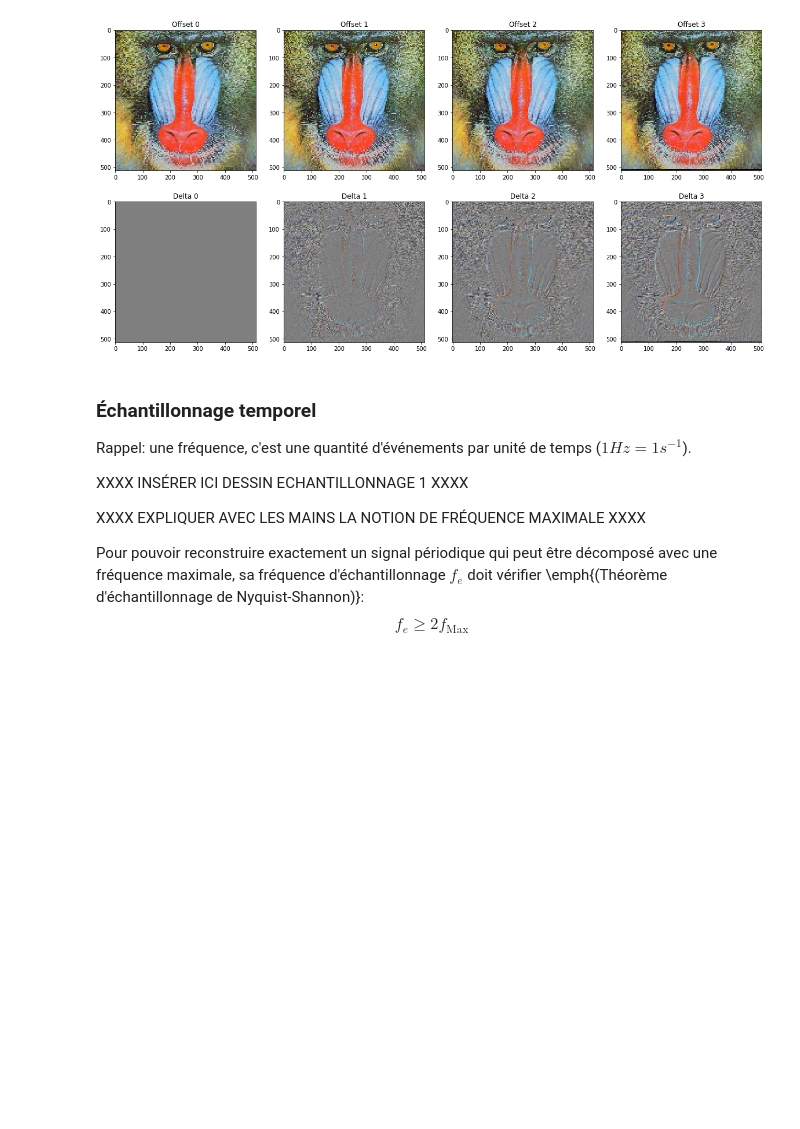
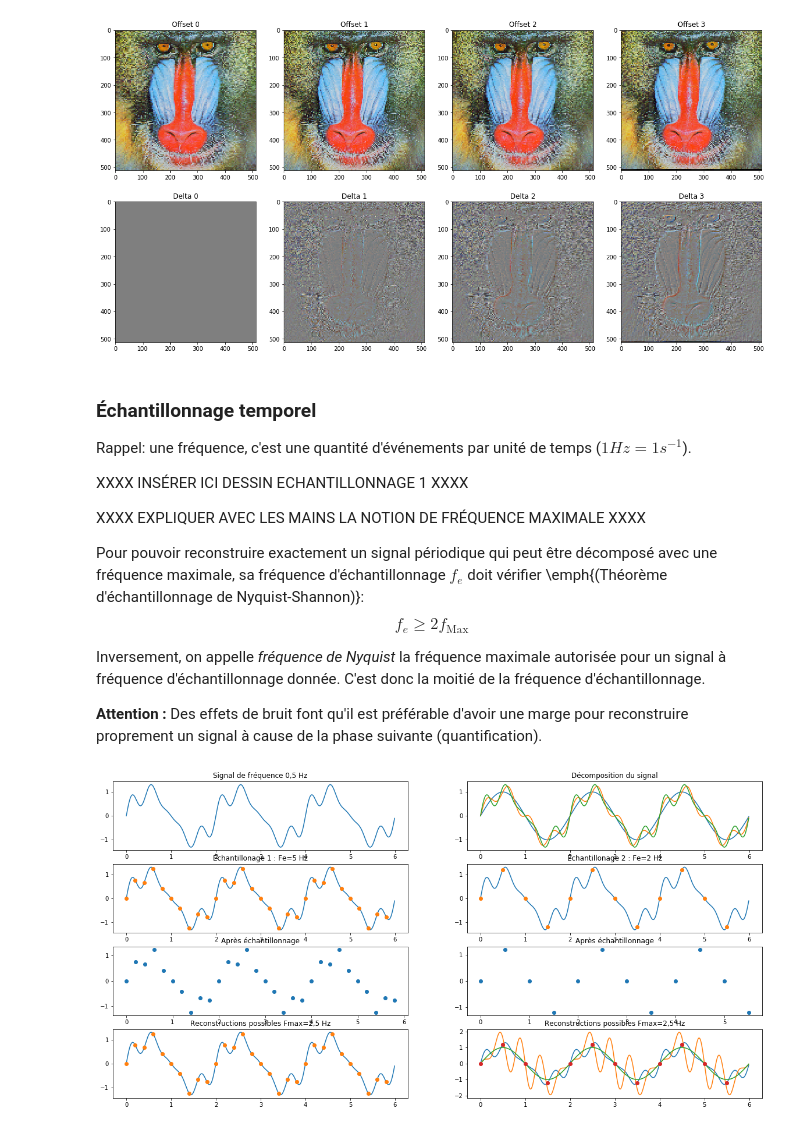
Before and after one commit to jcdubacq/iutv-info-m1101, a Jupyter notebook: Les informations.ipynb, the cells around one changed output. Cells and saved outputs as stored; diff of their text form; code cells hidden in the pictures; blank space fills up the shorter version.

```diff
--- a/Les informations.ipynb
+++ b/Les informations.ipynb
@@ -556,3 +556,58 @@ XXXX EXPLIQUER AVEC LES MAINS LA NOTION DE FRÉQUENCE MAXIMALE XXXX
 
 Pour pouvoir reconstruire exactement un signal périodique qui peut être décomposé avec une fréquence maximale, sa fréquence d'échantillonnage $f_e$ doit vérifier \emph{(Théorème d'échantillonnage de Nyquist-Shannon)}:
 $$f_e\geqslant 2 f_{\mathrm{Max}}$$
+
+Inversement, on appelle *fréquence de Nyquist* la fréquence maximale autorisée pour un signal à fréquence d'échantillonnage donnée. C'est donc la moitié de la fréquence d'échantillonnage.
+
+**Attention :** Des effets de bruit font qu'il est préférable d'avoir une marge pour reconstruire proprement un signal à cause de la phase suivante (quantification).
+# %%
+import matplotlib.pyplot as plt
+import matplotlib.image as mpimg
+import numpy as np
+
+def signal(x):
+    return np.sin(x*np.pi)+.3*np.sin(4*x*np.pi)+.2*np.sin(5*x*np.pi)
+def signal2(x):
+    return np.sin(x*np.pi)+.2*np.sin(2*x*np.pi)-.8*np.sin(4*x*np.pi)+.6*np.sin(5*x*np.pi)
+def signal3(x):
+    return np.sin(x*np.pi)
+
+t = np.arange(0.0, 6.0, 0.01)
+t1 = np.arange(0.0, 6.0, 0.2)
+t2 = np.arange(0.0, 6.0, 0.5)
+
+plt.subplot(421)
+plt.title('Signal de fréquence 0,5 Hz')
+plt.plot(t, signal(t))
+plt.subplot(423)
+plt.title('Échantillonage 1 : Fe=5 Hz')
+plt.plot(t, signal(t))
+plt.plot(t1, signal(t1),"o")
+plt.subplot(425)
+plt.title('Après échantillonnage')
+plt.plot(t1, signal(t1),"o")
+plt.subplot(427)
+plt.title('Reconstructions possibles Fmax=2,5 Hz')
+plt.plot(t, signal(t))
+plt.plot(t1, signal(t1),"o")
+plt.subplot(422)
+plt.title('Décomposition du signal')
+plt.plot(t, np.sin(t*np.pi))
+plt.plot(t, np.sin(t*np.pi)+.3*np.sin(4*t*np.pi))
+plt.plot(t, signal(t))
+plt.subplot(424)
+plt.title('Échantillonage 2 : Fe=2 Hz')
+plt.plot(t, signal(t))
+plt.plot(t2, signal(t2),"o")
+plt.subplot(426)
+plt.title('Après échantillonnage')
+plt.plot(t2, signal(t2),"o")
+plt.subplot(428)
+plt.title('Reconstructions possibles Fmax=2,5 Hz')
+plt.plot(t, signal(t))
+plt.plot(t, signal2(t))
+plt.plot(t, signal3(t))
+plt.plot(t2, signal(t2),"o")
+plt.show()
+# %% [output]
+[figure, added]
```
Also changed, not shown: parts of 5 cells of this notebook.
